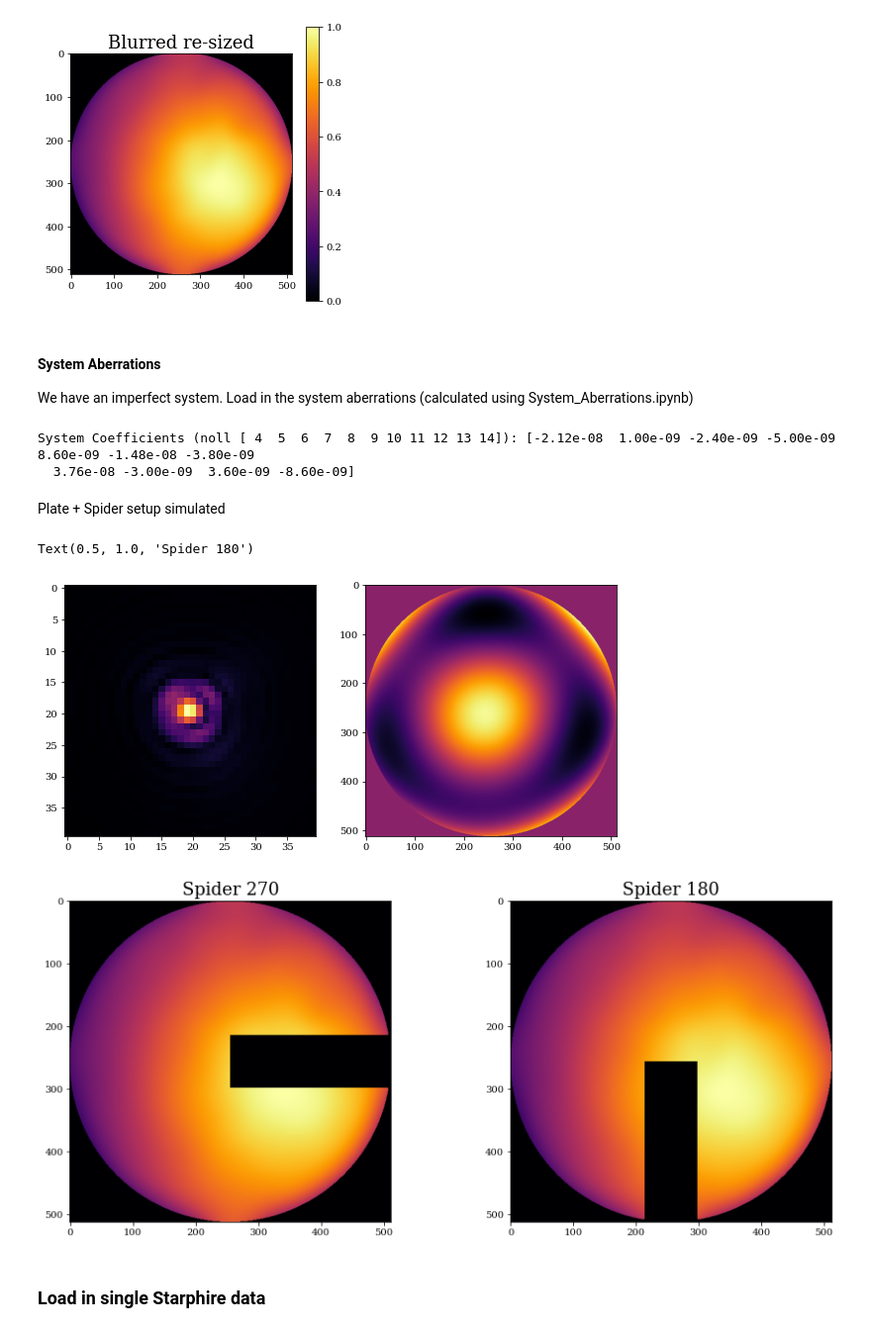
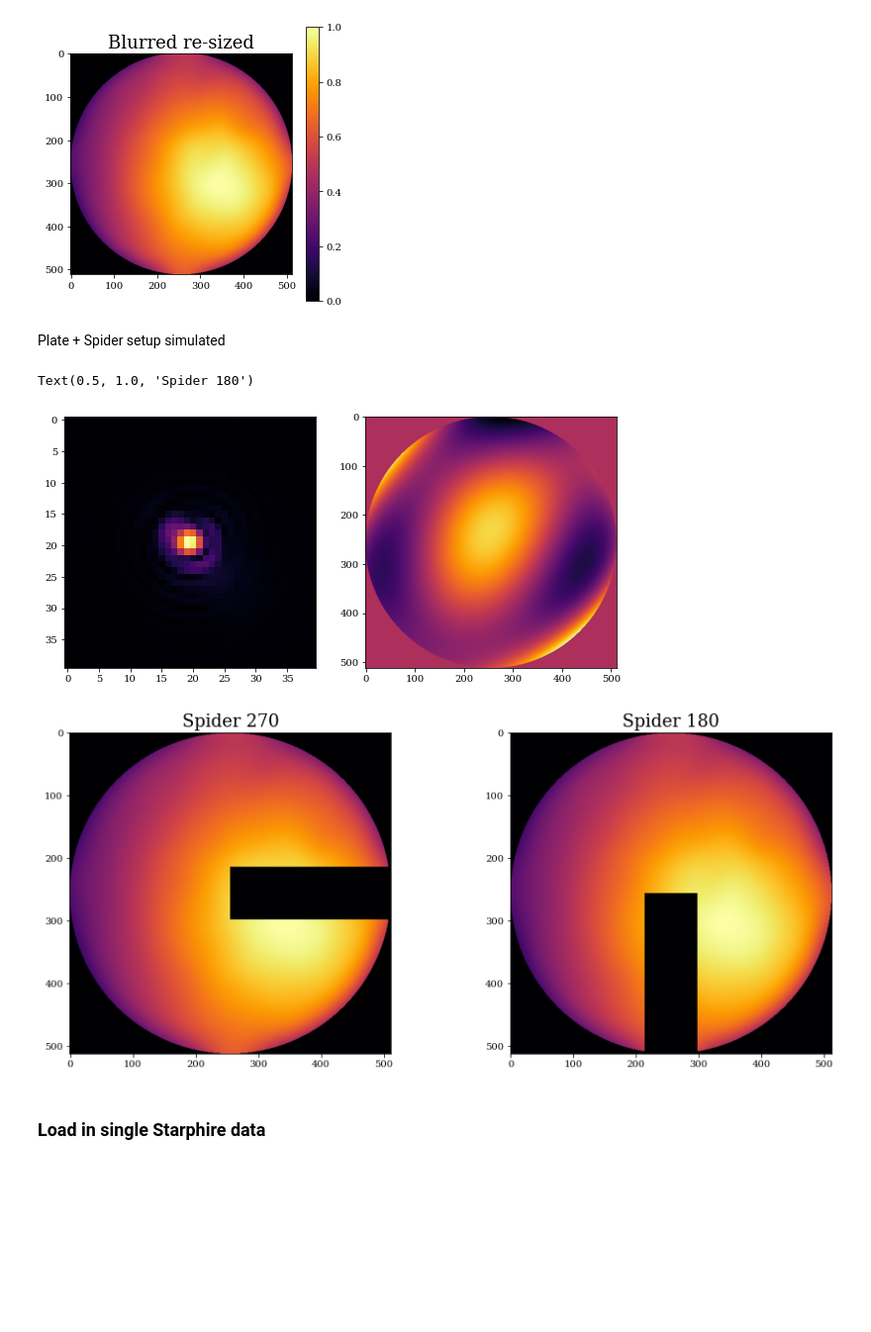
Before and after one commit to TolimanSpace/toliman_dp_design_testing, a Jupyter notebook: Gluing_Characterisation_1_26.ipynb, the cells around one changed output. Shown at 99% size. Drawn from its saved outputs; the diff is of its cells as text; code cells hidden in the pictures; blank space fills up the shorter version.

Commit message:
fitting plate scale

```diff
--- a/Gluing_Characterisation_1_26.ipynb
+++ b/Gluing_Characterisation_1_26.ipynb
@@ -109,3 +111,13 @@ psf_npix = 40                 # Number of pixels along one dim of the PSF
 psf_hlf_sz = int(psf_npix/2)             # half window sz of cropped data
 oversample = 1                 # Oversampling factor for the PSF
 psf_pixel_scale = dlu.rad2arcsec(px_ang_sep) # arcsec (to match detector plate scale) 80e-4
+
+# loading in psf pixel scale and det aberrations found in System_Aberrations.ipynb
+f_aberr = "data/spider/retrieval_results/12_01_2026_mask/system_coeffs_dict.pkl"
+
+syst_noll = jnp.arange(4, 15) # only first 14 Zernike modes (excluding piston and tip/tilt) are used to classify syst aberrations
+syst_coeffs = pickle.load(open(f_aberr, "rb"))["value"]
+syst_basis = dlu.zernike_basis(js=syst_noll, diameter=aperture_diameter, coordinates=coords)
+print("System Coefficients (noll {}): {}".format(syst_noll,syst_coeffs))
+psf_pixel_scale = pickle.load(open(f_aberr, "rb"))["PixelScale"] # arcsec
+print("Using detector pixel scale of {:.3f} arcsec".format(psf_pixel_scale))
@@ -150,28 +166,11 @@ plt.colorbar()
 # %% [output]
 <matplotlib.colorbar.Colorbar at 0x...>
 [figure]
-# %% [markdown]
-#### System Aberrations
-
-We have an imperfect system. Load in the system aberrations (calculated using System_Aberrations.ipynb)
-# %%
-# would have to run new sys analysis on flipped data
-# f_aberr = "data/spider/retrieval_results/16_09_mean_coeffs_combined.npy"
-f_aberr = "data/spider/retrieval_results/12_01_2026/system_coeffs_dict.pkl"
-
-syst_noll = jnp.arange(4, 15) # only first 14 Zernike modes (excluding piston and tip/tilt) are used to classify syst aberrations
-# syst_coeffs = jnp.load(f_aberr)
-syst_coeffs = pickle.load(open(f_aberr, "rb"))["value"]
-syst_basis = dlu.zernike_basis(js=syst_noll, diameter=aperture_diameter, coordinates=coords)
-print("System Coefficients (noll {}): {}".format(syst_noll,syst_coeffs))
-# %% [output]
-System Coefficients (noll [ 4  5  6  7  8  9 10 11 12 13 14]): [-2.12e-08  1.00e-09 -2.40e-09 -5.00e-09  8.60e-09 -1.48e-08 -3.80e-09
-  3.76e-08 -3.00e-09  3.60e-09 -8.60e-09]
 # %% [markdown]
 Plate + Spider setup simulated
 # %%
 # Zernike aberrations
-zernike_indicies = jnp.arange(4, 21)
+zernike_indicies = jnp.arange(4, 28)
 coeffs = jnp.zeros(zernike_indicies.shape)
 basis = dlu.zernike_basis(js=zernike_indicies, coordinates=coords, diameter=aperture_diameter)
 
@@ -212,34 +211,34 @@ for i in range(len(spider_angles)):
 optics_sp270  = optical_systems[0]
 optics_sp180 = optical_systems[1]
 # Check PSF for aberrated system
 layers = [
     ('SystemAberrations', dl.layers.BasisOptic(syst_basis, circle*intensity_dist, syst_coeffs, normalise=False)),
 ]
 
 optics = dl.AngularOpticalSystem(wf_npixels = wf_npixels,
                             diameter=wf_diam,
                             layers=layers,
                             psf_npixels=psf_npix,
                             psf_pixel_scale=psf_pixel_scale,
                             oversample=oversample)
 
 psf = jnp.flip(optics.propagate_mono(green_laser_wl))
 plt.subplot(1,2,1)
 plt.imshow(psf**0.5)
 opd = optics.SystemAberrations.eval_basis()
 plt.subplot(1,2,2)
 plt.imshow(opd)
 
 plt.figure(figsize=(15,6))
 plt.subplot(1,2,1)
 plt.imshow(optics_sp270.spider.transmission*optics_sp270.intensity.transmission)
 plt.title("Spider 270")
 plt.subplot(1,2,2)
 plt.imshow(optics_sp180.spider.transmission*optics_sp180.intensity.transmission)
 plt.title("Spider 180")
 # %% [output]
 Text(0.5, 1.0, 'Spider 180')
-[figure, old version]
+[figure, new version]
 [figure]
 # %% [markdown]
 ### Load in single Starphire data
```
Also changed, not shown: parts of 21 cells of this notebook, 2 other files.
